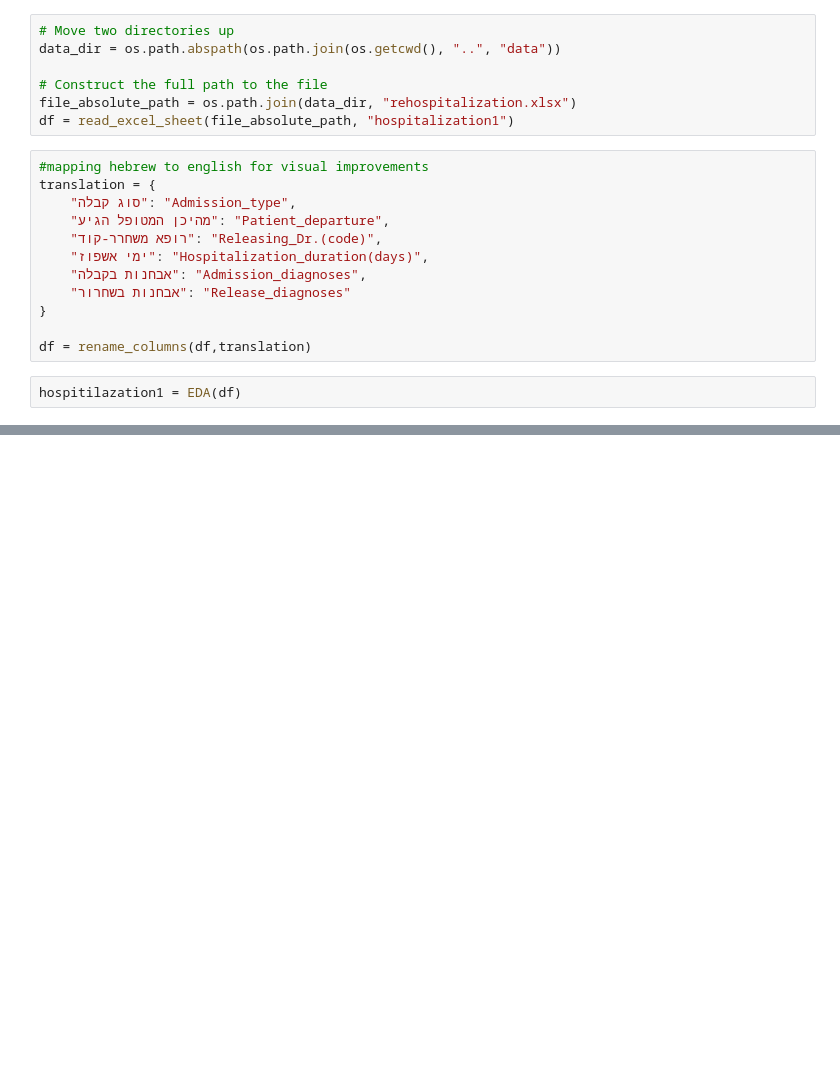
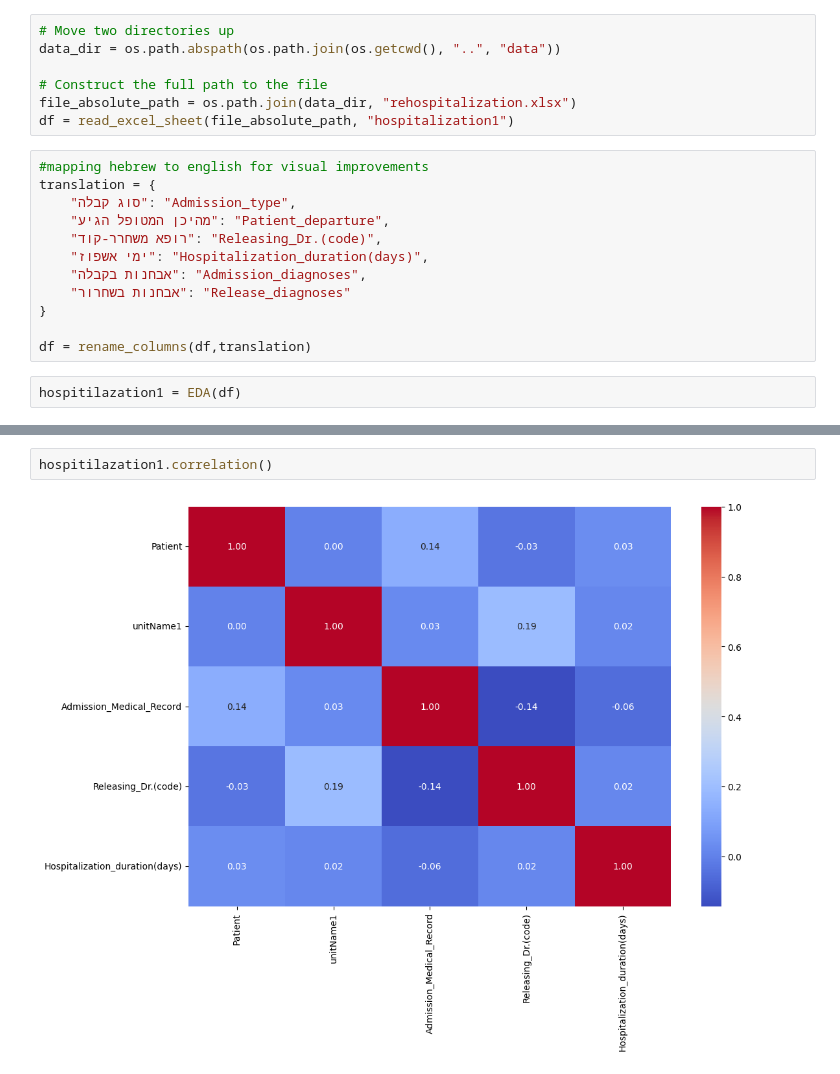
Before and after one commit to RyanWri/data-science2-lab-final-project, a Jupyter notebook: src/team_2/team_2_results.ipynb, the cells around one changed output, grey strips where cells are left out. Drawn from its saved outputs; the diff is of its cells as text; blank space fills up the shorter version.

```diff
--- a/src/team_2/team_2_results.ipynb
+++ b/src/team_2/team_2_results.ipynb
@@ -52,0 +69,4 @@ TypeError: rename_columns() takes 2 positional arguments but 3 were given
+# %%
+hospitilazation1.correlation()
+# %% [output]
+[figure, added]
```
Also changed, not shown: parts of 9 cells of this notebook, 1 other file.
